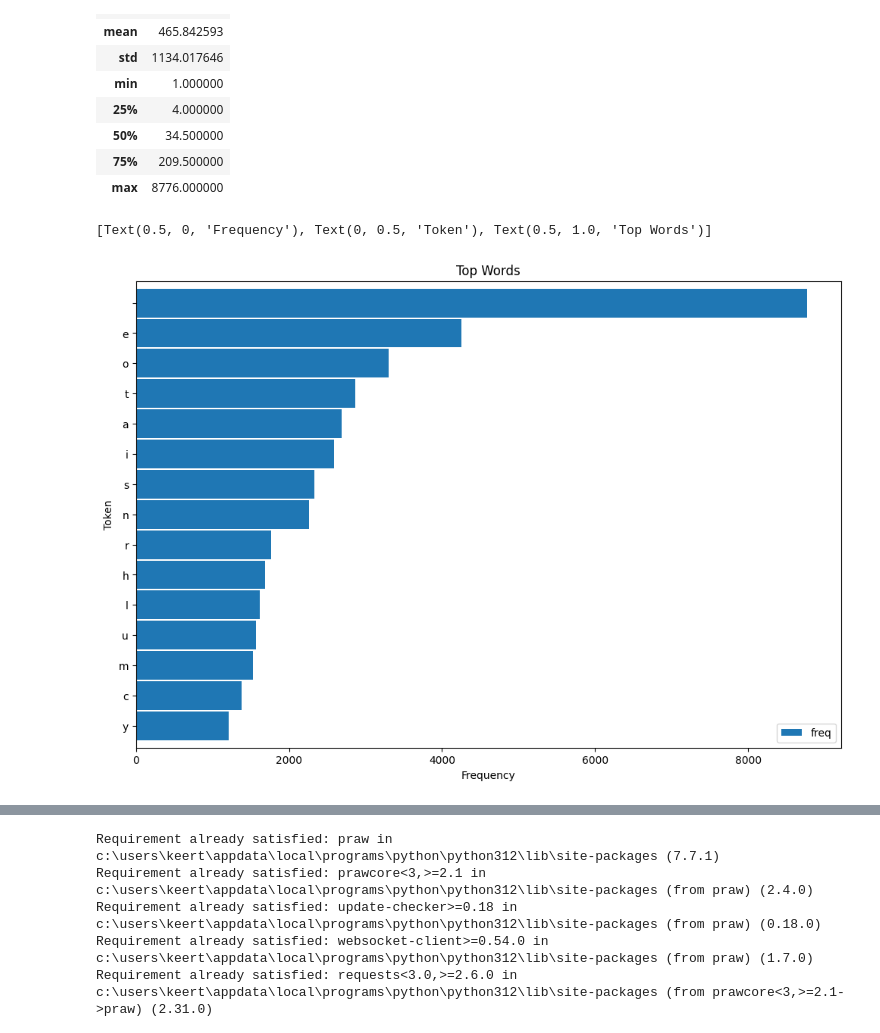
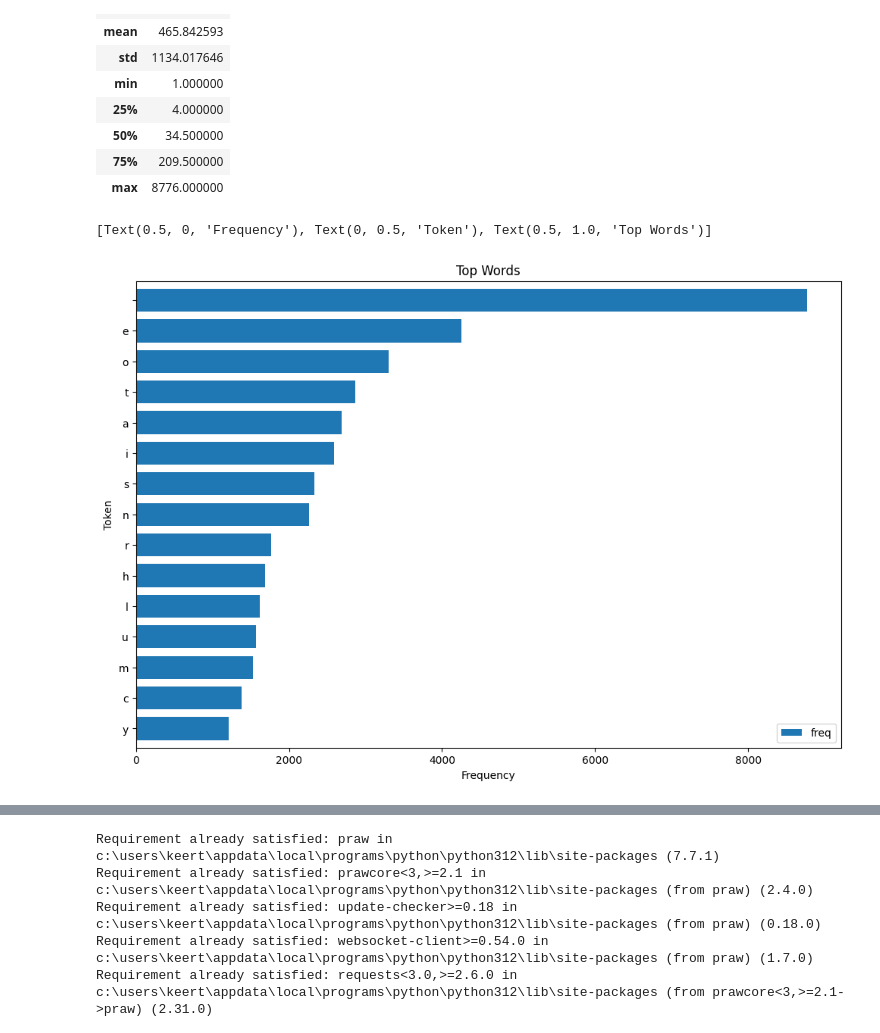
Before and after one commit to KeerthiR02/TextBasedAnalysis, a Jupyter notebook: Midterm (2).ipynb, the cells around one changed output, grey strips where cells are left out. Saved outputs shown, nothing was run; the diff lists cells and outputs as text; code cells hidden in the pictures.

```diff
--- a/Midterm (2).ipynb
+++ b/Midterm (2).ipynb
@@ -222,9 +265,9 @@ freq_df.describe()
 | 75% | 209.500000 |
 | max | 8776.000000 |
 # %%
-ax = freq_df.head(15).plot(kind='barh', width=0.95, figsize=(12,8))
+ax = freq_df.head(15).plot(kind='barh', width=0.75, figsize=(12,8))
 ax.invert_yaxis()
 ax.set(xlabel='Frequency', ylabel='Token', title='Top Words')
 # %% [output]
 [Text(0.5, 0, 'Frequency'), Text(0, 0.5, 'Token'), Text(0.5, 1.0, 'Top Words')]
-[figure, old version]
+[figure, new version]
```
Also changed, not shown: parts of 25 cells of this notebook.
